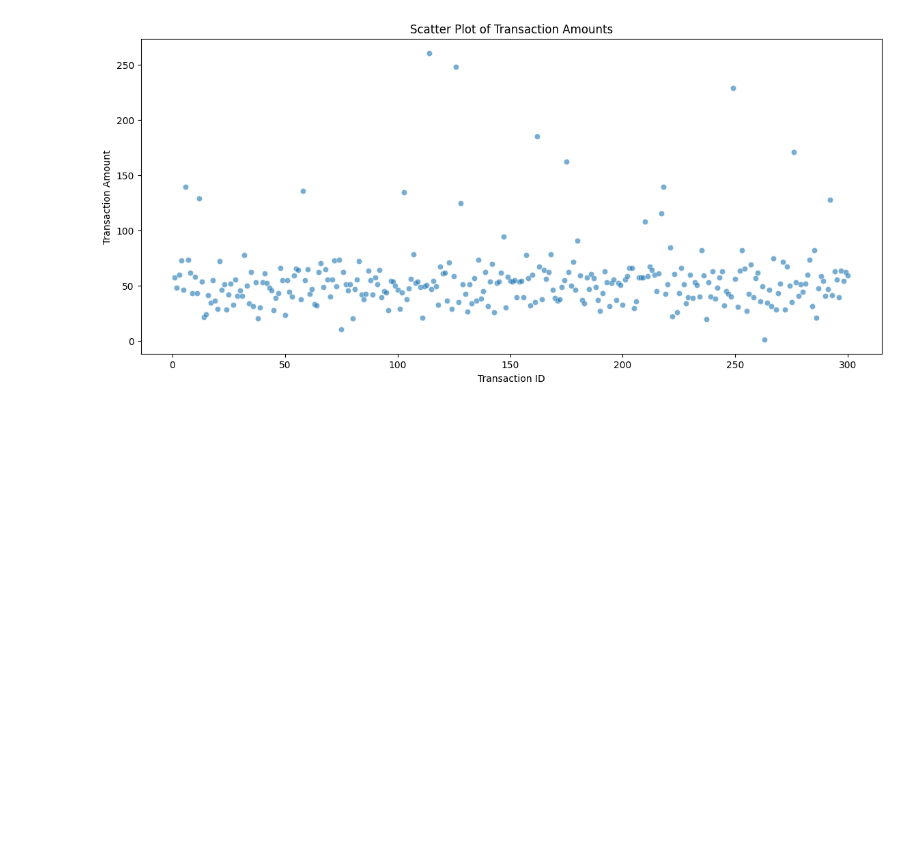
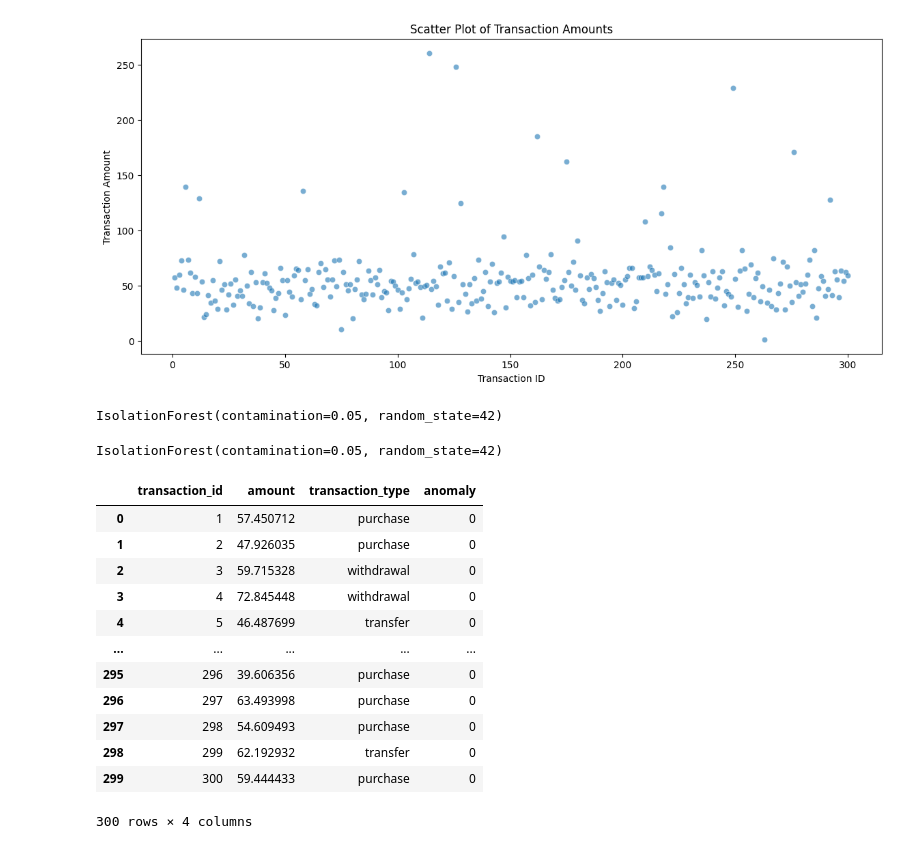
Before and after one commit to tangannbelang/machineLearningTimedoor, a Jupyter notebook: anomalydetection.ipynb, the cells around one changed output. Saved outputs shown, nothing was run; the diff lists cells and outputs as text; code cells hidden in the pictures; blank space fills up the shorter version.

```diff
--- a/anomalydetection.ipynb
+++ b/anomalydetection.ipynb
@@ -108,3 +108,34 @@ plt.ylabel('Transaction Amount')
 plt.show()
 # %% [output]
 [figure]
+# %%
+from sklearn.ensemble import IsolationForest
+X = data[['amount']]
+model = IsolationForest(contamination=0.05, random_state=42)
+model.fit(X)
+# %% [output]
+IsolationForest(contamination=0.05, random_state=42)
+# %%
+X = data[['amount']]
+model = IsolationForest(contamination=0.05, random_state=42)
+model.fit(X)
+# %% [output]
+IsolationForest(contamination=0.05, random_state=42)
+# %%
+data['anomaly'] = model.predict(X)
+data['anomaly'] = data['anomaly'].map({1: 0, -1: 1})
+data
+# %% [output]
+|  | transaction_id | amount | transaction_type | anomaly |
+| 0 | 1 | 57.450712 | purchase | 0 |
+| 1 | 2 | 47.926035 | purchase | 0 |
+| 2 | 3 | 59.715328 | withdrawal | 0 |
+| 3 | 4 | 72.845448 | withdrawal | 0 |
+| 4 | 5 | 46.487699 | transfer | 0 |
+| ... | ... | ... | ... | ... |
+| 295 | 296 | 39.606356 | purchase | 0 |
+| 296 | 297 | 63.493998 | purchase | 0 |
+| 297 | 298 | 54.609493 | purchase | 0 |
+| 298 | 299 | 62.192932 | transfer | 0 |
+| 299 | 300 | 59.444433 | purchase | 0 |
+300 rows × 4 columns
```
Also changed, not shown: parts of 3 cells of this notebook.
